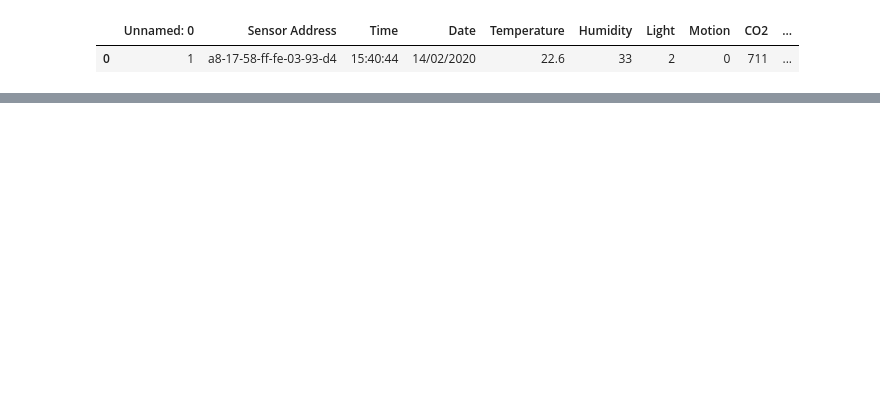
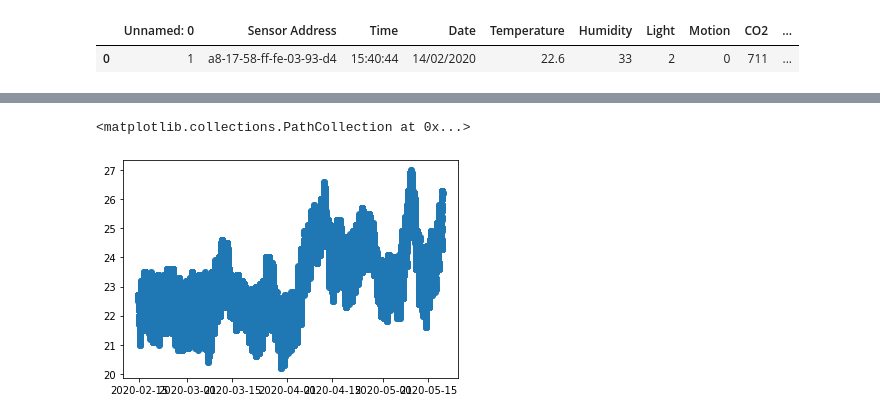
Before and after one commit to kvinlazy/DH, a Jupyter notebook: index.ipynb, the cells around one changed output, grey strips where cells are left out. Cells and saved outputs as stored; diff of their text form; code cells hidden in the pictures; blank space fills up the shorter version.

```diff
--- a/index.ipynb
+++ b/index.ipynb
@@ -55,0 +56,5 @@ AttributeError: Can only use .dt accessor with datetimelike values
+# %%
+plt.scatter(df1['DateTime'],df1['Temperature'])
+# %% [output]
+<matplotlib.collections.PathCollection at 0x...>
+[figure, added]
```
Also changed, not shown: parts of 12 cells of this notebook.
